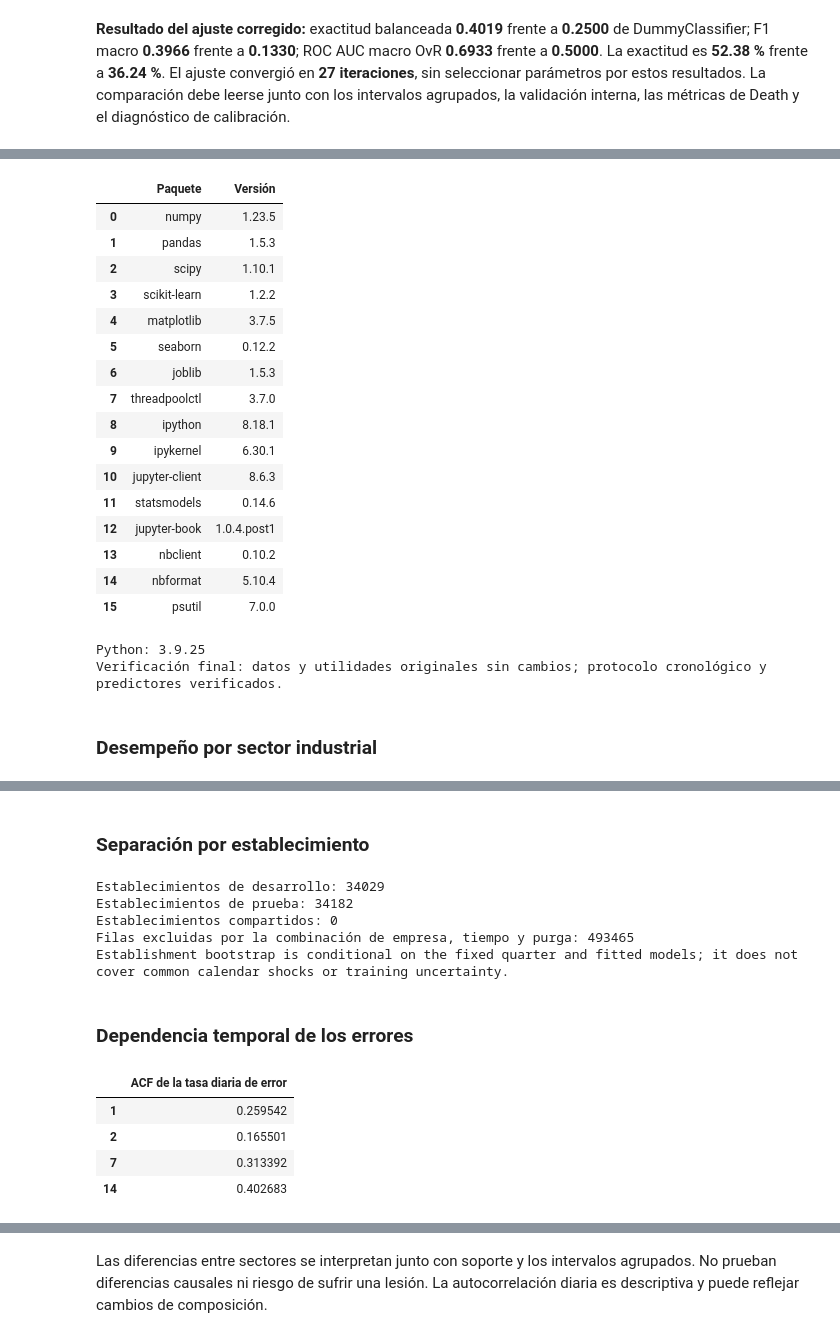
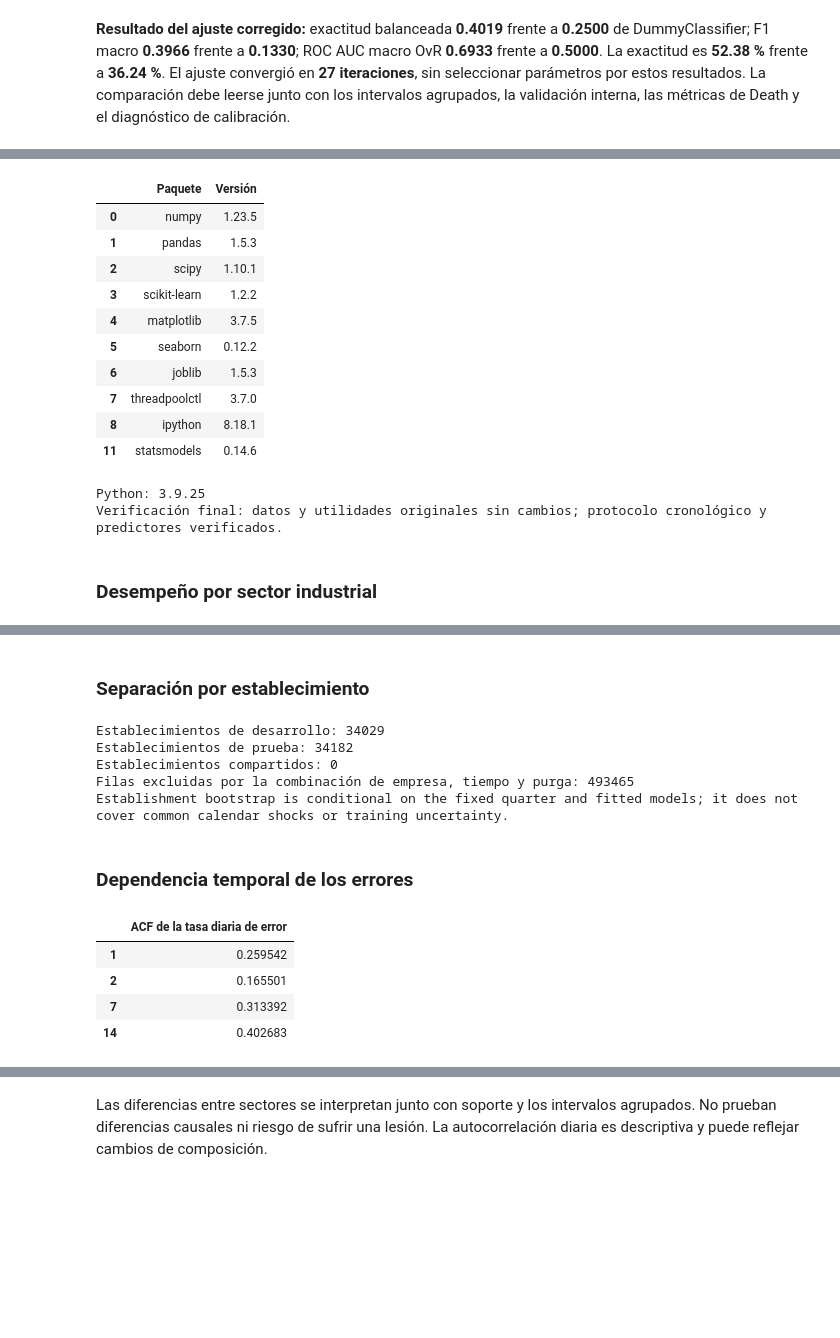
Before and after one commit to sak-buks/osha-ita-2023-case-outcome-classification, a Jupyter notebook: osha_2023_eda_revisado.ipynb, the cells around one changed output, grey strips where cells are left out. Saved outputs shown, nothing was run; the diff lists cells and outputs as text; code cells hidden in the pictures; blank space fills up the shorter version.

```diff
--- a/osha_2023_eda_revisado.ipynb
+++ b/osha_2023_eda_revisado.ipynb
@@ -1649,7 +1648,7 @@ Entorno existente `ml_env`; sin tuning. Los artefactos del protocolo grupo-tiemp
 Los sectores se incluyen cuando tienen al menos 1.000 casos en desarrollo, criterio fijado sin consultar desempeño de prueba. Se muestran ambos modelos y soporte por clase. Una clase ausente impide AUC macro de cuatro clases; no se reemplaza por cero. Las diferencias sectoriales no se interpretan como rankings de seguridad.
 # %%
 from importlib.metadata import version
-package_names=['numpy','pandas','scipy','scikit-learn','matplotlib','seaborn','joblib','threadpoolctl','ipython','ipykernel','jupyter-client','statsmodels','jupyter-book','nbclient','nbformat','psutil']
+package_names=['numpy','pandas','scipy','scikit-learn','matplotlib','seaborn','joblib','threadpoolctl','ipython','statsmodels']
 versions=pd.DataFrame({'Paquete':package_names,'Versión':[version(name) for name in package_names]})
 display(versions)
 print('Python:',sys.version.split()[0])
@@ -1677,40 +1676,34 @@ print(evaluation['uncertainty_limit'])
 display(Markdown('### Dependencia temporal de los errores'))
 display(pd.Series(evaluation['daily_error_rate_acf'],name='ACF de la tasa diaria de error').to_frame())
 daily_error=pd.read_csv(CACHE_DIR/'daily_test_errors.csv',parse_dates=['date'])
 fig,ax=plt.subplots(figsize=(12,4))
 ax.plot(daily_error.date,daily_error['mean'])
 ax.set(title='Tasa diaria de error en el trimestre de prueba',xlabel='Fecha del incidente',ylabel='Proporción de errores')
 plt.tight_layout();plt.show()
 display(Markdown('Las diferencias entre sectores se interpretan junto con soporte y los intervalos agrupados. No prueban diferencias causales ni riesgo de sufrir una lesión. La autocorrelación diaria es descriptiva y puede reflejar cambios de composición.'))
 
 display(Markdown('### Deriva descriptiva entre periodos de desarrollo'))
 drift=[]
 for field in baseline['features']:
     z=feature_view[field].astype(object).fillna('Unknown').astype(str)
     early=z.loc[train.incident_date.lt('2023-04-01')].value_counts(normalize=True)
     late=z.loc[train.incident_date.ge('2023-07-01')].value_counts(normalize=True)
     categories=early.index.union(late.index)
     drift.append({'Predictor':field,'Distancia de variación total Q1–Q3':float(.5*(early.reindex(categories,fill_value=0)-late.reindex(categories,fill_value=0)).abs().sum())})
 display(pd.DataFrame(drift))
 display(Markdown('La deriva se calcula dentro del desarrollo. Cambios en composición no demuestran cambios en la relación causal ni concept drift por sí solos. La publicación de un solo año limita conclusiones sobre ciclos anuales.'))
 # %% [output]
 |  | Paquete | Versión |
 | 0 | numpy | 1.23.5 |
 | 1 | pandas | 1.5.3 |
 | 2 | scipy | 1.10.1 |
 | 3 | scikit-learn | 1.2.2 |
 | 4 | matplotlib | 3.7.5 |
 | 5 | seaborn | 0.12.2 |
 | 6 | joblib | 1.5.3 |
 | 7 | threadpoolctl | 3.7.0 |
 | 8 | ipython | 8.18.1 |
-| 9 | ipykernel | 6.30.1 |
-| 10 | jupyter-client | 8.6.3 |
 | 11 | statsmodels | 0.14.6 |
-| 12 | jupyter-book | 1.0.4.post1 |
-| 13 | nbclient | 0.10.2 |
-| 14 | nbformat | 5.10.4 |
-| 15 | psutil | 7.0.0 |
 Python: 3.9.25
 Verificación final: datos y utilidades originales sin cambios; protocolo cronológico y predictores verificados.
 ### Desempeño por sector industrial
```
Also changed, not shown: parts of 17 cells of this notebook, 13 other files.
